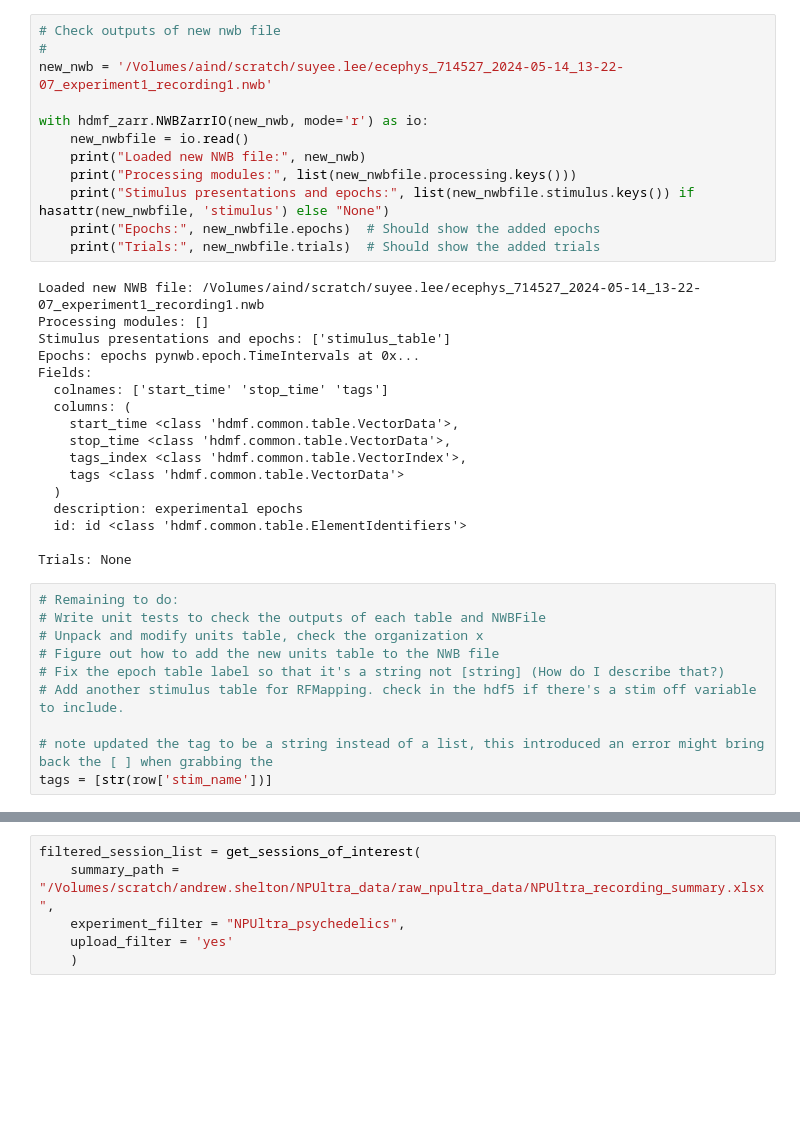
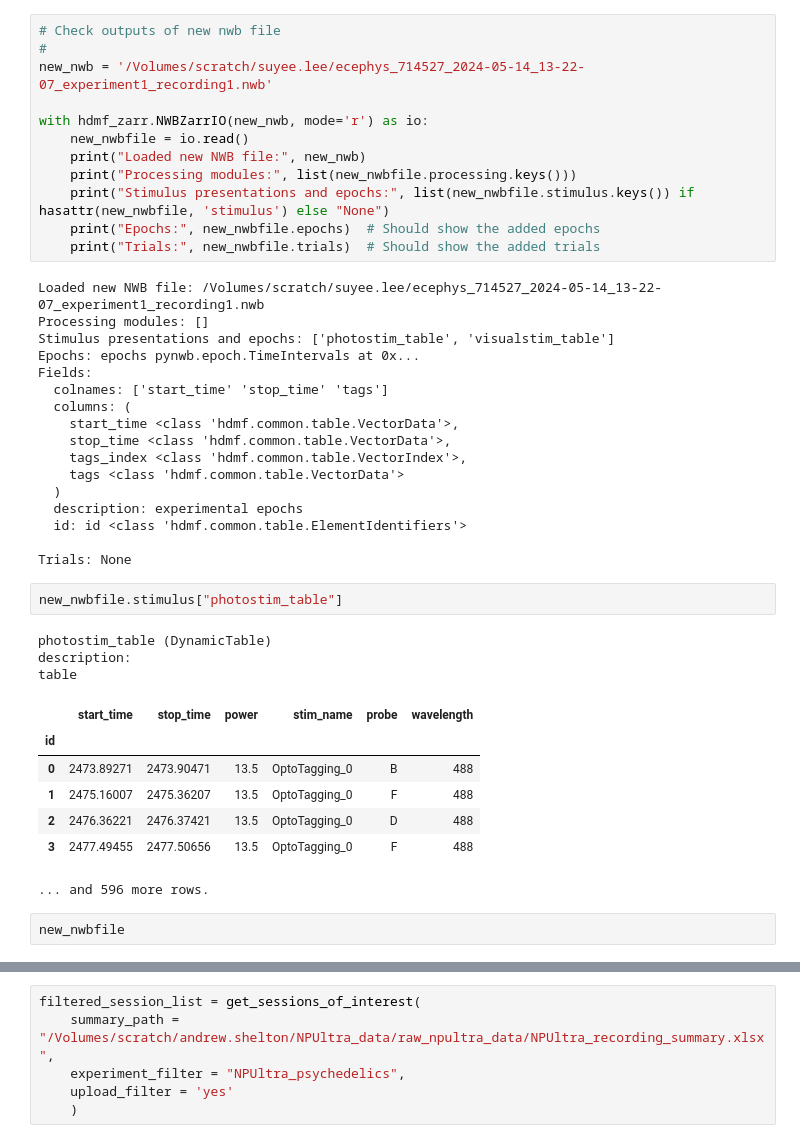
Before and after one commit to leesuyee/np-ultra-nwb-updates, a Jupyter notebook: nwb_modification_run.ipynb, the cells around one changed output, grey strips where cells are left out. Drawn from its saved outputs; the diff is of its cells as text; blank space fills up the shorter version.

```diff
--- a/nwb_modification_run.ipynb
+++ b/nwb_modification_run.ipynb
@@ -498,7 +556,7 @@ PermissionError: [Errno 13] Permission denied: '/Volumes/scratch/suyee.lee/eceph
 # %%
 # Check outputs of new nwb file
 #
-new_nwb = '/Volumes/aind/scratch/suyee.lee/ecephys_714527_2024-05-14_13-22-07_experiment1_recording1.nwb'
+new_nwb = '/Volumes/scratch/suyee.lee/ecephys_714527_2024-05-14_13-22-07_experiment1_recording1.nwb'
 
 with hdmf_zarr.NWBZarrIO(new_nwb, mode='r') as io:
     new_nwbfile = io.read()
@@ -508,9 +566,9 @@ with hdmf_zarr.NWBZarrIO(new_nwb, mode='r') as io:
     print("Epochs:", new_nwbfile.epochs)  # Should show the added epochs
     print("Trials:", new_nwbfile.trials)  # Should show the added trials
 # %% [output]
-Loaded new NWB file: /Volumes/aind/scratch/suyee.lee/ecephys_714527_2024-05-14_13-22-07_experiment1_recording1.nwb
+Loaded new NWB file: /Volumes/scratch/suyee.lee/ecephys_714527_2024-05-14_13-22-07_experiment1_recording1.nwb
 Processing modules: []
-Stimulus presentations and epochs: ['stimulus_table']
+Stimulus presentations and epochs: ['photostim_table', 'visualstim_table']
 Epochs: epochs pynwb.epoch.TimeIntervals at 0x...
 Fields:
   colnames: ['start_time' 'stop_time' 'tags']
@@ -524,13 +582,18 @@ Fields:
   id: id <class 'hdmf.common.table.ElementIdentifiers'>
 
 Trials: None
-# %%
-# Remaining to do:
-# Write unit tests to check the outputs of each table and NWBFile
-# Unpack and modify units table, check the organization x
-# Figure out how to add the new units table to the NWB file
-# Fix the epoch table label so that it's a string not [string] (How do I describe that?)
-# Add another stimulus table for RFMapping. check in the hdf5 if there's a stim off variable to include.
-
-# note updated the tag to be a string instead of a list, this introduced an error might bring back the [ ] when grabbing the
-tags = [str(row['stim_name'])]
+# %%
+new_nwbfile.stimulus["photostim_table"]
+# %% [output]
+photostim_table (DynamicTable)
+description:
+table
+|  | start_time | stop_time | power | stim_name | probe | wavelength |
+| id |  |  |  |  |  |  |
+| 0 | 2473.89271 | 2473.90471 | 13.5 | OptoTagging_0 | B | 488 |
+| 1 | 2475.16007 | 2475.36207 | 13.5 | OptoTagging_0 | F | 488 |
+| 2 | 2476.36221 | 2476.37421 | 13.5 | OptoTagging_0 | D | 488 |
+| 3 | 2477.49455 | 2477.50656 | 13.5 | OptoTagging_0 | F | 488 |
+... and 596 more rows.
+# %%
+new_nwbfile
```
Also changed, not shown: parts of 6 cells of this notebook, 1 other file.
